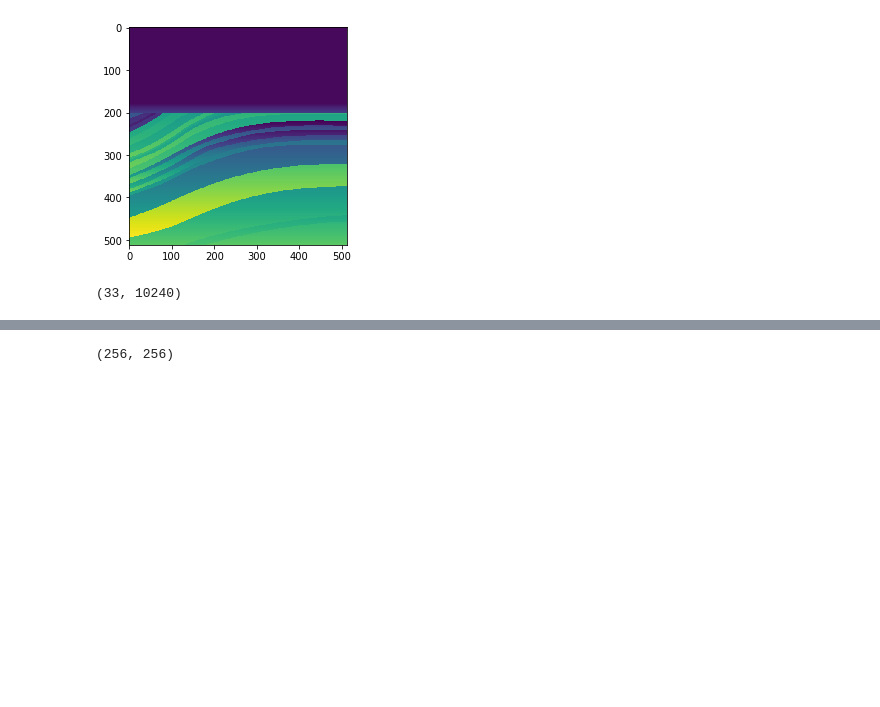
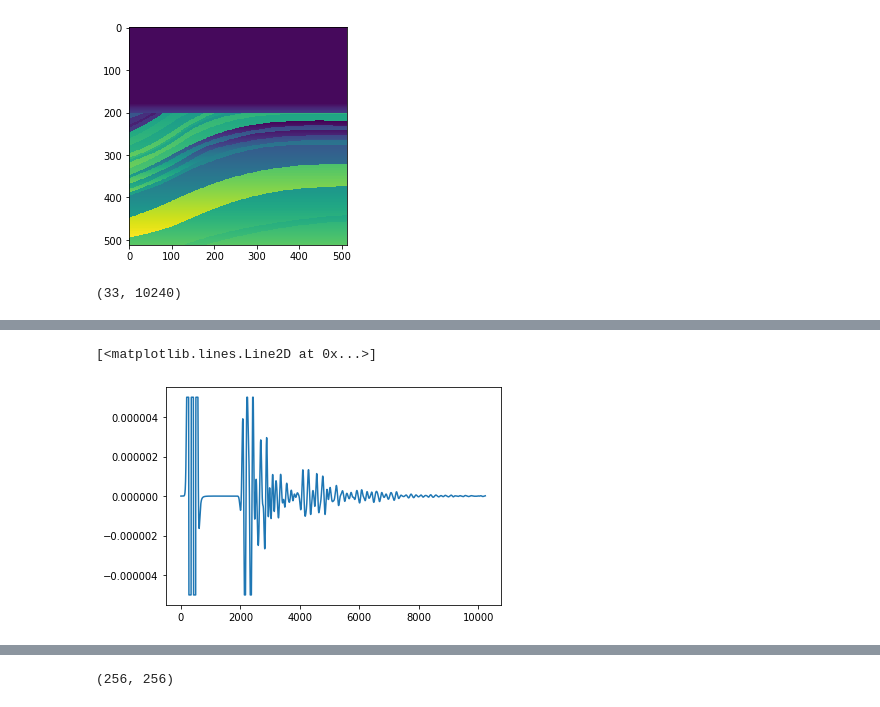
Before and after one commit to zongzhimin/diqiuwuli_public, a Jupyter notebook: data_process/data_process_reconstruct.ipynb, the cells around one changed output, grey strips where cells are left out. Saved outputs shown, nothing was run; the diff lists cells and outputs as text; code cells hidden in the pictures; blank space fills up the shorter version.

```diff
--- a/data_process/data_process_reconstruct.ipynb
+++ b/data_process/data_process_reconstruct.ipynb
@@ -30,0 +47,6 @@ traces.shape
+# %%
+traces_2 = traces_.clip(-5e-6, 5e-6)
+plt.plot([i for i in range(10240)],traces_2[16])
+# %% [output]
+[<matplotlib.lines.Line2D at 0x...>]
+[figure, added]
```
Also changed, not shown: parts of 8 cells of this notebook.
